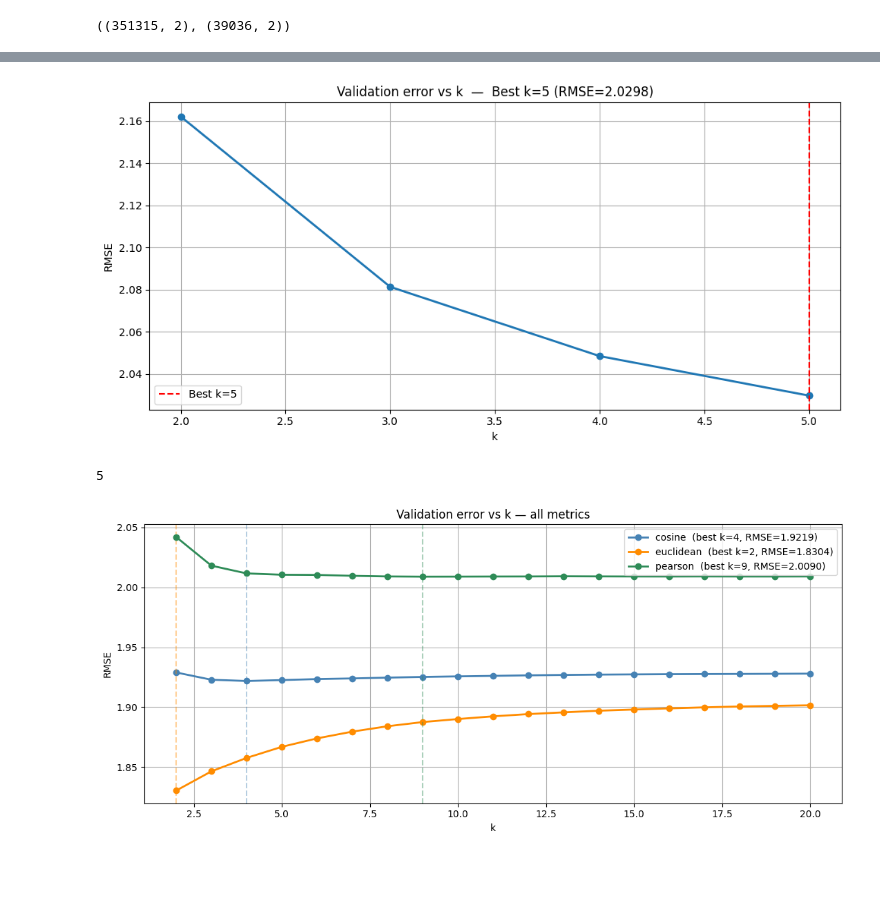
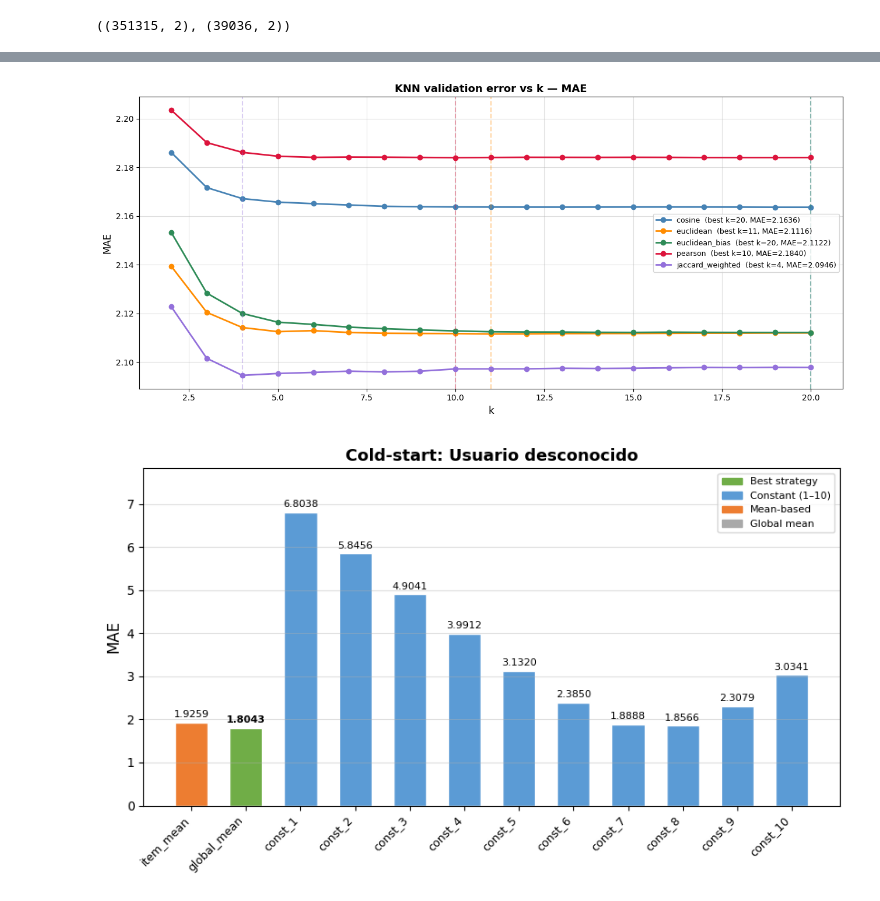
Before and after one commit to EderTarifa/recommender-systems, a Jupyter notebook: competition1.ipynb, the cells around one changed output, grey strips where cells are left out. Cells and saved outputs as stored; diff of their text form; code cells hidden in the pictures; blank space fills up the shorter version.

```diff
--- a/competition1.ipynb
+++ b/competition1.ipynb
@@ -232,9 +48 @@ def plot_knn_error(k_values, errors, error_metric='rmse'):
-# %%
-k_values, k_errors = evaluate_knn(x_val, y_val, sparse_matrix, user_map, item_map,
-                 k_max=5, metric='cosine', error_metric='rmse')
-# %%
-plot_knn_error(k_values, k_errors)
-# %% [output]
-[figure, removed]
-5
 # %%
@@ -391,14 +375,20 @@ def plot_knn_error(results, error_metric='rmse'):
     return best_ks
+# %%
+sparse_matrix, user_map, item_map = create_sparse_matrix(x_train, y_train)
 # %%
 results = evaluate_knn(
     x_val, y_val, sparse_matrix, user_map, item_map,
     k_max=20,
-    metrics=['cosine', 'euclidean', 'pearson'],
-    error_metric='rmse'
+    metrics=['cosine', 'euclidean', 'euclidean_bias', 'pearson', 'jaccard_weighted'],
+    error_metric='rmse',
+    cold_start={
+        'unknown_user' : ['item_mean', 'global_mean', 'range_1_10'],
+        'unknown_item' : ['user_mean', 'global_mean', 'range_1_10'],
+        'both_unknown' : ['global_mean', 'range_1_10'],
+    }
 )
 # %%
-
-best_ks = plot_knn_error(results, error_metric='rmse')
-# best_ks → {'cosine': 5, 'euclidean': 8, 'pearson': 4}
+best_ks = plot_knn_error(results, error_metric='mae') # AÑADIR DISTANCIA MANHATTAN
 # %% [output]
-[figure, old version]
+[figure, new version]
+[figure, added]
```
Also changed, not shown: parts of 21 cells of this notebook, 2 other files.
